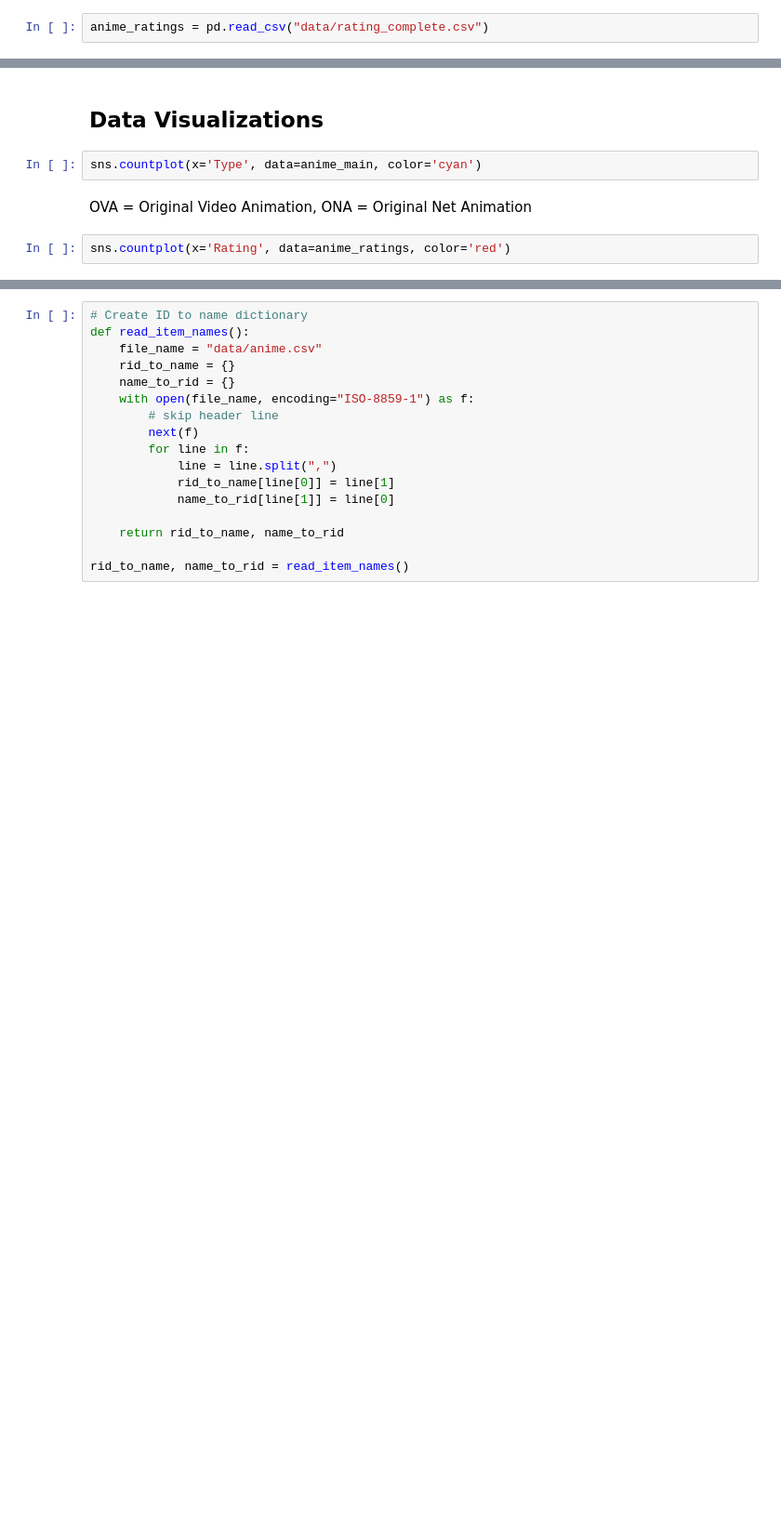
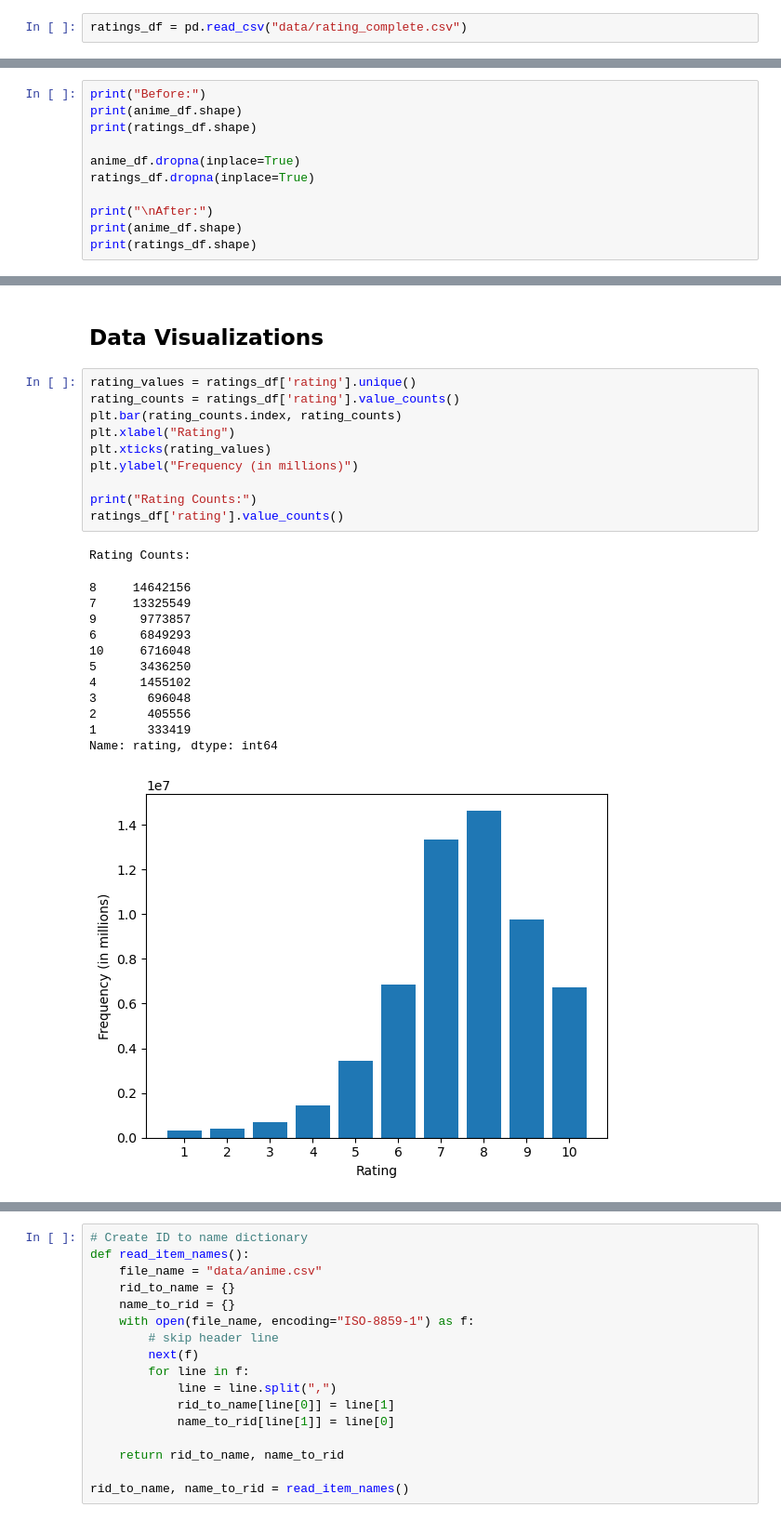
Before and after one commit to JayGus20/171Group10Project, a Jupyter notebook: ProjectCode.ipynb, the cells around one changed output, grey strips where cells are left out. Shown at 93% size. Cells and saved outputs as stored; diff of their text form; blank space fills up the shorter version.

Commit message:
Added Exploratory Data Analysis

```diff
--- a/ProjectCode.ipynb
+++ b/ProjectCode.ipynb
@@ -53,4 +53,4 @@ anime_main = pd.read_csv("data/anime.csv")
 # %% [markdown]
 #### Anime Ratings Dataset (rating_complete.csv)
 # %%
-anime_ratings = pd.read_csv("data/rating_complete.csv")
+ratings_df = pd.read_csv("data/rating_complete.csv")
@@ -109,0 +77,11 @@ animeName_id_df.to_csv('data/id_to_name.csv', index=False)
+# %%
+print("Before:")
+print(anime_df.shape)
+print(ratings_df.shape)
+
+anime_df.dropna(inplace=True)
+ratings_df.dropna(inplace=True)
+
+print("\nAfter:")
+print(anime_df.shape)
+print(ratings_df.shape)
@@ -110,8 +96,26 @@ animeName_id_df.to_csv('data/id_to_name.csv', index=False)
 # %% [markdown]
 ## Data Visualizations
-# %%
-sns.countplot(x='Type', data=anime_main, color='cyan')
-# %% [markdown]
-OVA = Original Video Animation, ONA = Original Net Animation
 # %%
-sns.countplot(x='Rating', data=anime_ratings, color='red')
+rating_values = ratings_df['rating'].unique()
+rating_counts = ratings_df['rating'].value_counts()
+plt.bar(rating_counts.index, rating_counts)
+plt.xlabel("Rating")
+plt.xticks(rating_values)
+plt.ylabel("Frequency (in millions)")
+
+print("Rating Counts:")
+ratings_df['rating'].value_counts()
+# %% [output]
+Rating Counts:
+8     14642156
+7     13325549
+9      9773857
+6      6849293
+10     6716048
+5      3436250
+4      1455102
+3       696048
+2       405556
+1       333419
+Name: rating, dtype: int64
+[figure, added]
```
Also changed, not shown: parts of 45 cells of this notebook.
